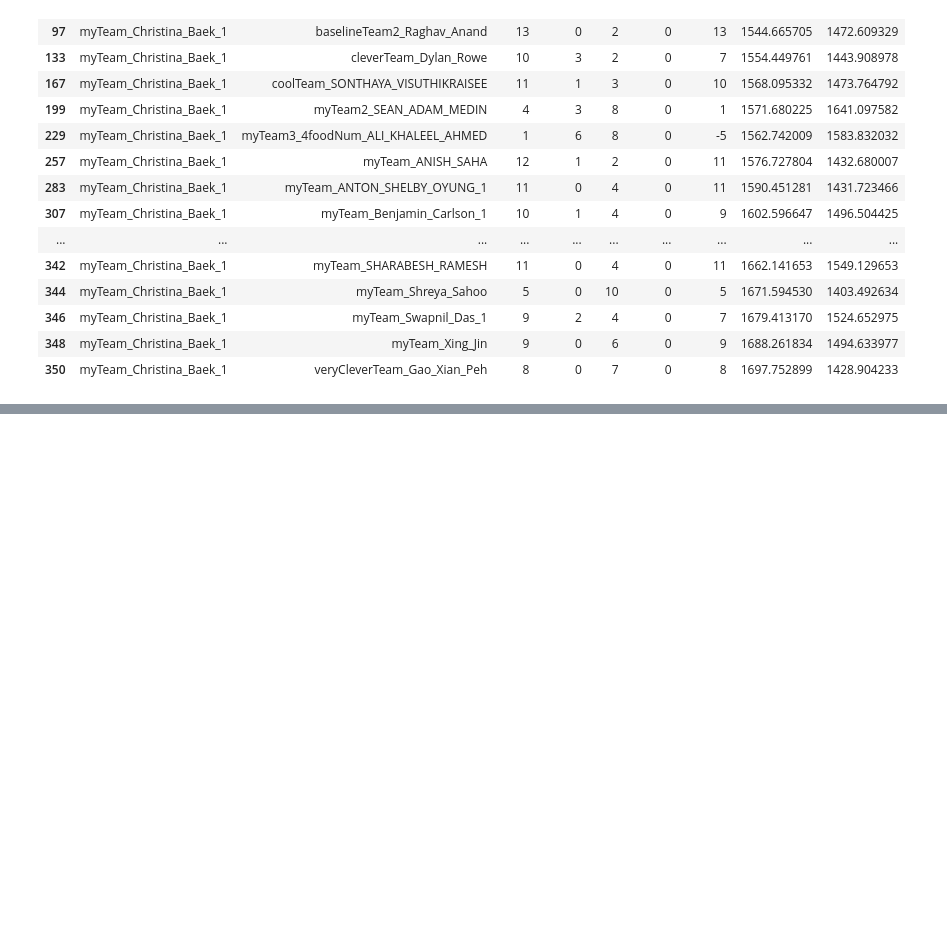
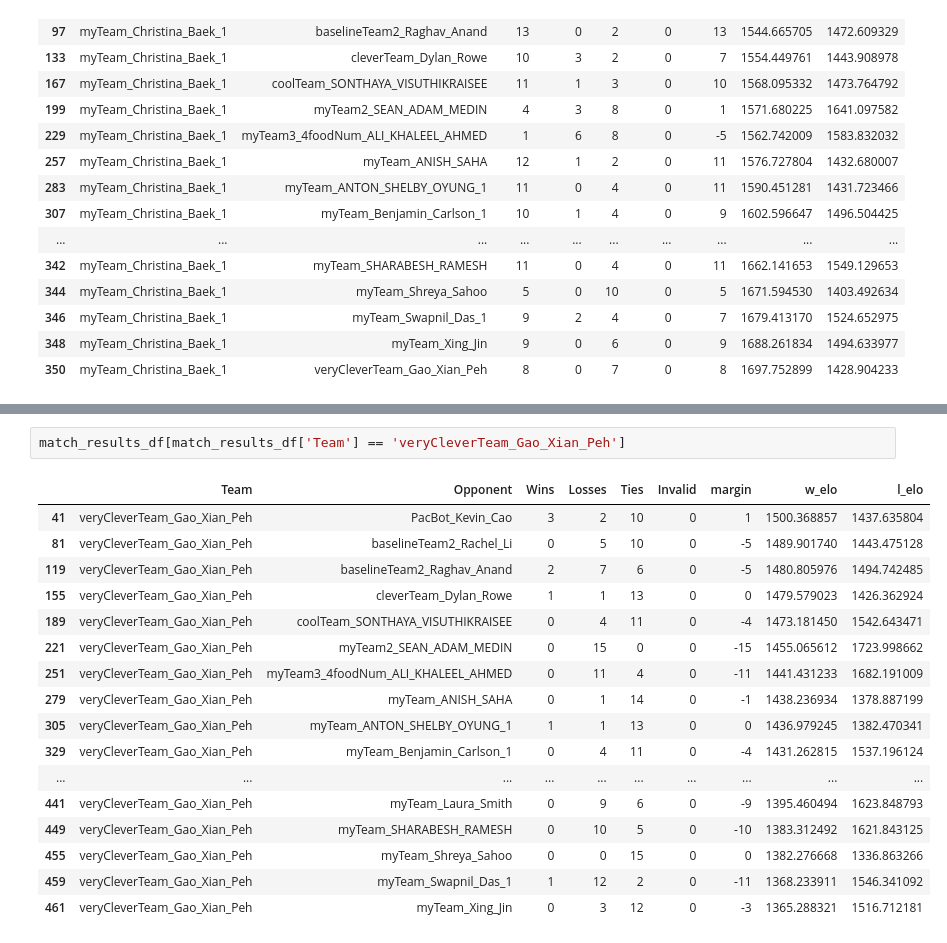
Before and after one commit to peterlee123hi/cs188-contest-2, a Jupyter notebook: rank_analysis.ipynb, the cells around one changed output, grey strips where cells are left out. Cells and saved outputs as stored; diff of their text form; blank space fills up the shorter version.

Commit message:
Double checked invalid matches

```diff
--- a/rank_analysis.ipynb
+++ b/rank_analysis.ipynb
@@ -289,3 +289,23 @@ match_results_df[match_results_df['Team'] == 'myTeam3_4foodNum_ALI_KHALEEL_AHMED
 | 246 | myTeam3_4foodNum_ALI_KHALEEL_AHMED | myTeam_Swapnil_Das_1 | 7 | 7 | 1 | 0 | 0 | 1669.094076 | 1513.514643 |
 | 248 | myTeam3_4foodNum_ALI_KHALEEL_AHMED | myTeam_Xing_Jin | 7 | 3 | 5 | 0 | 4 | 1666.917282 | 1495.631634 |
 | 250 | myTeam3_4foodNum_ALI_KHALEEL_AHMED | veryCleverTeam_Gao_Xian_Peh | 11 | 0 | 4 | 0 | 11 | 1672.581692 | 1451.040550 |
+# %%
+match_results_df[match_results_df['Team'] == 'veryCleverTeam_Gao_Xian_Peh']
+# %% [output]
+|  | Team | Opponent | Wins | Losses | Ties | Invalid | margin | w_elo | l_elo |
+| 41 | veryCleverTeam_Gao_Xian_Peh | PacBot_Kevin_Cao | 3 | 2 | 10 | 0 | 1 | 1500.368857 | 1437.635804 |
+| 81 | veryCleverTeam_Gao_Xian_Peh | baselineTeam2_Rachel_Li | 0 | 5 | 10 | 0 | -5 | 1489.901740 | 1443.475128 |
+| 119 | veryCleverTeam_Gao_Xian_Peh | baselineTeam2_Raghav_Anand | 2 | 7 | 6 | 0 | -5 | 1480.805976 | 1494.742485 |
+| 155 | veryCleverTeam_Gao_Xian_Peh | cleverTeam_Dylan_Rowe | 1 | 1 | 13 | 0 | 0 | 1479.579023 | 1426.362924 |
+| 189 | veryCleverTeam_Gao_Xian_Peh | coolTeam_SONTHAYA_VISUTHIKRAISEE | 0 | 4 | 11 | 0 | -4 | 1473.181450 | 1542.643471 |
+| 221 | veryCleverTeam_Gao_Xian_Peh | myTeam2_SEAN_ADAM_MEDIN | 0 | 15 | 0 | 0 | -15 | 1455.065612 | 1723.998662 |
+| 251 | veryCleverTeam_Gao_Xian_Peh | myTeam3_4foodNum_ALI_KHALEEL_AHMED | 0 | 11 | 4 | 0 | -11 | 1441.431233 | 1682.191009 |
+| 279 | veryCleverTeam_Gao_Xian_Peh | myTeam_ANISH_SAHA | 0 | 1 | 14 | 0 | -1 | 1438.236934 | 1378.887199 |
+| 305 | veryCleverTeam_Gao_Xian_Peh | myTeam_ANTON_SHELBY_OYUNG_1 | 1 | 1 | 13 | 0 | 0 | 1436.979245 | 1382.470341 |
+| 329 | veryCleverTeam_Gao_Xian_Peh | myTeam_Benjamin_Carlson_1 | 0 | 4 | 11 | 0 | -4 | 1431.262815 | 1537.196124 |
+| ... | ... | ... | ... | ... | ... | ... | ... | ... | ... |
+| 441 | veryCleverTeam_Gao_Xian_Peh | myTeam_Laura_Smith | 0 | 9 | 6 | 0 | -9 | 1395.460494 | 1623.848793 |
+| 449 | veryCleverTeam_Gao_Xian_Peh | myTeam_SHARABESH_RAMESH | 0 | 10 | 5 | 0 | -10 | 1383.312492 | 1621.843125 |
+| 455 | veryCleverTeam_Gao_Xian_Peh | myTeam_Shreya_Sahoo | 0 | 0 | 15 | 0 | 0 | 1382.276668 | 1336.863266 |
+| 459 | veryCleverTeam_Gao_Xian_Peh | myTeam_Swapnil_Das_1 | 1 | 12 | 2 | 0 | -11 | 1368.233911 | 1546.341092 |
+| 461 | veryCleverTeam_Gao_Xian_Peh | myTeam_Xing_Jin | 0 | 3 | 12 | 0 | -3 | 1365.288321 | 1516.712181 |
```
Also changed, not shown: parts of 1 cell of this notebook.
